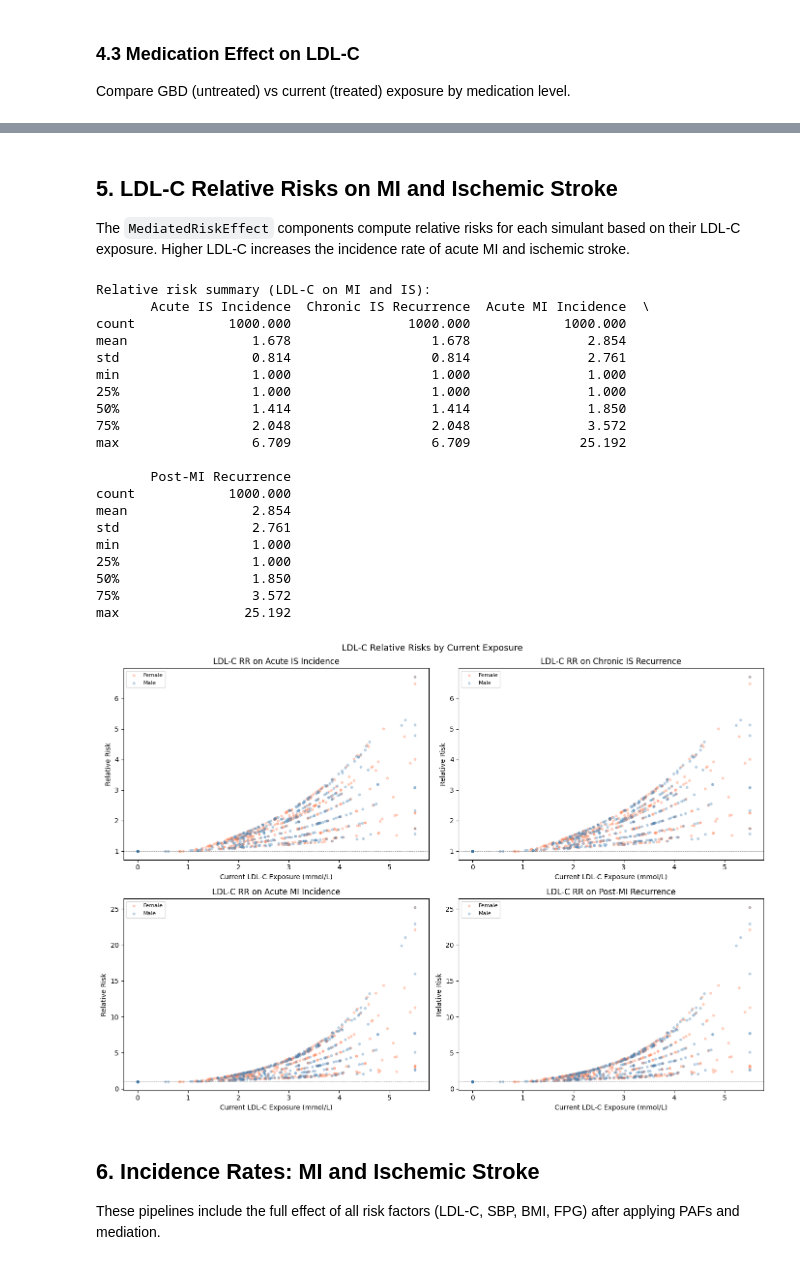
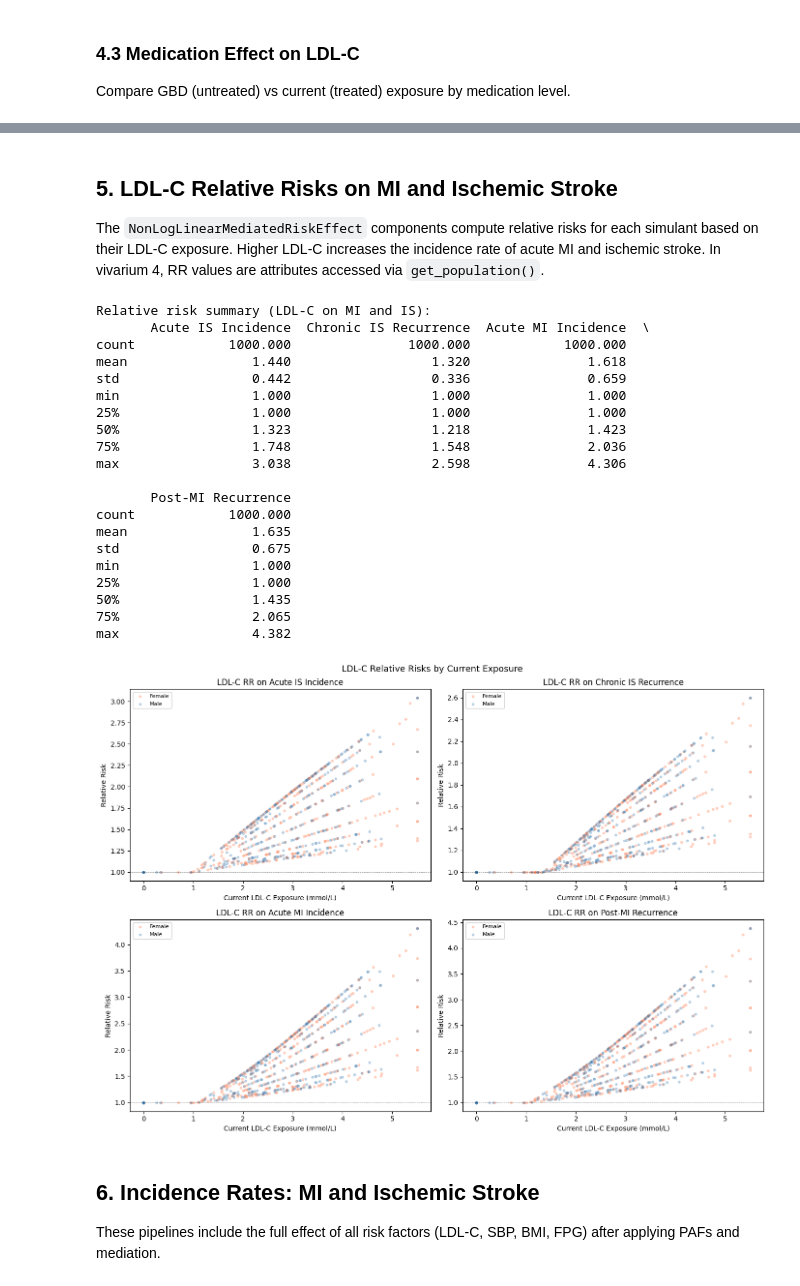
Before and after one commit to ihmeuw/vivarium_nih_us_cvd, a Jupyter notebook: notebooks/03_interactive_sim_exploration.ipynb, the cells around one changed output, grey strips where cells are left out. Saved outputs shown, nothing was run; the diff lists cells and outputs as text; code cells hidden in the pictures.

Commit message:
Update all V&V notebooks

```diff
--- a/notebooks/03_interactive_sim_exploration.ipynb
+++ b/notebooks/03_interactive_sim_exploration.ipynb
@@ -36,8 +36,22 @@ sim = InteractiveContext(
     setup=True,
 )
 
+# Core population table columns used throughout this notebook.
+# In vivarium 4, get_population() requires explicit attribute names.
+DEMOG_ATTRS = ['age', 'sex', 'is_alive', 'entrance_time', 'exit_time', 'cause_of_death']
+DISEASE_ATTRS = ['ischemic_stroke', 'ischemic_heart_disease_and_heart_failure']
+MED_ATTRS = ['ldlc_medication', 'ldlc_medication_adherence', 'ldlc_multiplier',
+             'sbp_medication', 'sbp_medication_adherence', 'sbp_multiplier']
+EVENT_ATTRS = [
+    'acute_ischemic_stroke_event_count',
+    'acute_myocardial_infarction_event_count',
+    'heart_failure_from_ischemic_heart_disease_event_count',
+    'heart_failure_residual_event_count',
+]
+CORE_ATTRS = DEMOG_ATTRS + DISEASE_ATTRS + MED_ATTRS + EVENT_ATTRS
+
 print(f'Current time: {sim.current_time}')
-pop = sim.get_population()
+pop = sim.get_population(CORE_ATTRS)
 print(f'Population size: {len(pop)}')
 print(f'Columns ({len(pop.columns)}): {sorted(pop.columns.tolist())}')
 # %% [output]
@@ -62,7 +78,7 @@ Note: you may need to restart the kernel to use updated packages.
 Inspect demographics and disease state assignments at initialization
 (before any time steps).
 # %%
-pop = sim.get_population()
+pop = sim.get_population(CORE_ATTRS)
 
 fig, axes = plt.subplots(1, 3, figsize=(16, 5))
 
@@ -79,7 +95,7 @@ axes[1].set_ylabel('Count')
 axes[1].tick_params(axis='x', rotation=0)
 
 # Alive status
-pop['alive'].value_counts().plot.bar(ax=axes[2], color='seagreen')
+pop['is_alive'].value_counts().plot.bar(ax=axes[2], color='seagreen')
 axes[2].set_title('Alive Status')
 axes[2].set_ylabel('Count')
 axes[2].tick_params(axis='x', rotation=0)
@@ -133,10 +150,10 @@ And population table columns:
 # %%
 idx = pop.index
 
-# Get LDL-C pipeline values
+# Get LDL-C values: gbd_exposure is a value pipeline, the rest are attributes
 ldlc_gbd = sim.get_value('high_ldl_cholesterol.gbd_exposure')(idx)
-ldlc_current = sim.get_value('high_ldl_cholesterol.exposure')(idx)
-ldlc_propensity = sim.get_value('high_ldl_cholesterol.propensity')(idx)
+ldlc_current = sim.get_population('high_ldl_cholesterol.exposure')
+ldlc_propensity = sim.get_population('high_ldl_cholesterol.propensity')
 
 # Build a summary dataframe
 ldlc_df = pd.DataFrame({
@@ -297,12 +314,13 @@ plt.show()
 # %% [markdown]
 ## 5. LDL-C Relative Risks on MI and Ischemic Stroke
 
-The `MediatedRiskEffect` components compute relative risks for each
-simulant based on their LDL-C exposure. Higher LDL-C increases the
-incidence rate of acute MI and ischemic stroke.
+The `NonLogLinearMediatedRiskEffect` components compute relative risks
+for each simulant based on their LDL-C exposure. Higher LDL-C increases
+the incidence rate of acute MI and ischemic stroke. In vivarium 4,
+RR values are attributes accessed via `get_population()`.
 # %%
-# Get LDL-C relative risks from the pipelines
-rr_pipelines = {
+# LDL-C relative risk attribute names
+rr_attrs = {
     'Acute IS Incidence': 'high_ldl_cholesterol_on_acute_ischemic_stroke.relative_risk',
     'Chronic IS Recurrence': 'high_ldl_cholesterol_on_chronic_ischemic_stroke_to_acute_ischemic_stroke.relative_risk',
     'Acute MI Incidence': 'high_ldl_cholesterol_on_acute_myocardial_infarction.relative_risk',
@@ -310,51 +328,51 @@ rr_pipelines = {
 }
 
 rr_df = ldlc_df[['age', 'sex', 'current_exposure']].copy()
-for name, pipeline in rr_pipelines.items():
-    rr_df[name] = sim.get_value(pipeline)(idx)
+for name, attr in rr_attrs.items():
+    rr_df[name] = sim.get_population(attr).values
 
 print('Relative risk summary (LDL-C on MI and IS):')
-print(rr_df[list(rr_pipelines.keys())].describe().round(3))
+print(rr_df[list(rr_attrs.keys())].describe().round(3))
 # %% [output]
 Relative risk summary (LDL-C on MI and IS):
        Acute IS Incidence  Chronic IS Recurrence  Acute MI Incidence  \
 count            1000.000               1000.000            1000.000
-mean                1.678                  1.678               2.854
-std                 0.814                  0.814               2.761
+mean                1.440                  1.320               1.618
+std                 0.442                  0.336               0.659
 min                 1.000                  1.000               1.000
 25%                 1.000                  1.000               1.000
-50%                 1.414                  1.414               1.850
-75%                 2.048                  2.048               3.572
-max                 6.709                  6.709              25.192
+50%                 1.323                  1.218               1.423
+75%                 1.748                  1.548               2.036
+max                 3.038                  2.598               4.306
 
        Post-MI Recurrence
 count            1000.000
-mean                2.854
-std                 2.761
+mean                1.635
+std                 0.675
 min                 1.000
 25%                 1.000
-50%                 1.850
-75%                 3.572
-max                25.192
+50%                 1.435
+75%                 2.065
+max                 4.382
 # %%
 fig, axes = plt.subplots(2, 2, figsize=(14, 10))
 
-for ax, name in zip(axes.flat, rr_pipelines.keys()):
+for ax, name in zip(axes.flat, rr_attrs.keys()):
     for sex, color in [('Female', 'coral'), ('Male', 'steelblue')]:
         sub = rr_df[rr_df['sex'] == sex]
         ax.scatter(sub['current_exposure'], sub[name],
                    alpha=0.3, s=10, color=color, label=sex)
     ax.set_xlabel('Current LDL-C Exposure (mmol/L)')
     ax.set_ylabel('Relative Risk')
     ax.set_title(f'LDL-C RR on {name}')
     ax.axhline(1, color='black', linewidth=0.5, linestyle='--', alpha=0.5)
     ax.legend(fontsize=8)
 
 plt.suptitle('LDL-C Relative Risks by Current Exposure', fontsize=13)
 plt.tight_layout()
 plt.show()
 # %% [output]
-[figure, old version]
+[figure, new version]
 # %% [markdown]
 ## 6. Incidence Rates: MI and Ischemic Stroke
 
```
Also changed, not shown: parts of 24 cells of this notebook, 28 other files.
